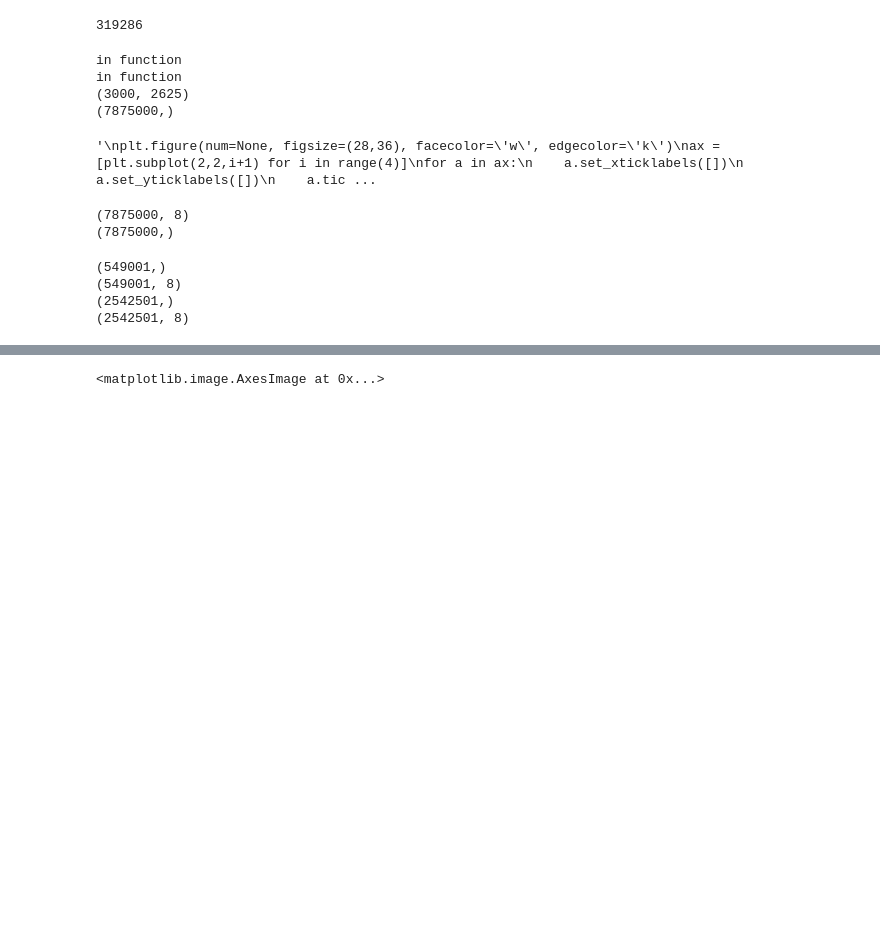
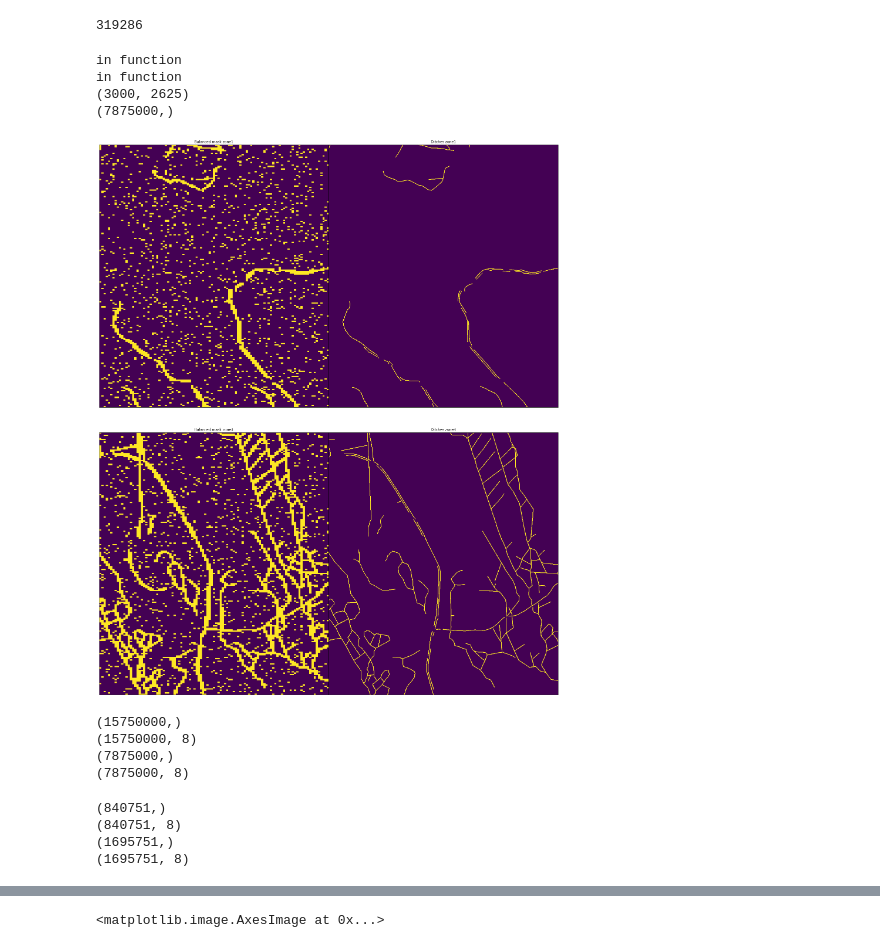
Before and after one commit to jonatan-flyckt/bachelors-thesis-playground, a Jupyter notebook: jonatan_features/random_forest.ipynb, the cells around one changed output, grey strips where cells are left out. Drawn from its saved outputs; the diff is of its cells as text; code cells hidden in the pictures; blank space fills up the shorter version.

Commit message:
Some cleanup in features and additional random forest experiments.

```diff
--- a/jonatan_features/random_forest.ipynb
+++ b/jonatan_features/random_forest.ipynb
@@ -50,61 +50,66 @@ print(amountOfDitches)
 # %% [output]
 319286
 # %%
-def createBalancedMask(ditchArr):
+import random
+
+def createBalancedMask(ditchArr, height, width):
     newArr = ditchArr.copy()
     print("in function")
-    for i in range(0, len(ditchArr), 30):
-        for j in range(0, len(ditchArr[i]), 75):
+    for i in range(0, len(ditchArr), height):
+        for j in range(0, len(ditchArr[i]), width):
             zoneContainsDitches = None
-            for k in range(30):
-                for l in range(75):
+            if (random.random() * 100 > 92.5):
+                zoneContainsDitches = True
+            for k in range(height):
+                for l in range(width):
                     if ditchArr[i+k][j+l] == 1:
                         zoneContainsDitches = True
-                        for m in range(30):
-                            for n in range(75):
+                    if zoneContainsDitches == True:
+                        for m in range(height):
+                            for n in range(width):
                                 newArr[i+m][j+n] = 1
                     if zoneContainsDitches == True:
                         break
                 if zoneContainsDitches == True:
                     break
             if zoneContainsDitches == None:
-                for m in range(30):
-                    for n in range(75):
+                for m in range(height):
+                    for n in range(width):
                         newArr[i+m][j+n] = 0
     return newArr
 # %%
-balancedMaskZone1 = createBalancedMask(ditches_1)
-balancedMaskZone3 = createBalancedMask(ditches_3)
+balancedMaskZone1 = createBalancedMask(ditches_1, 15, 25)
+balancedMaskZone3 = createBalancedMask(ditches_3, 15, 25)
 
-print(balancedMaskZone1.shape)
-balancedMaskZone1 = balancedMaskZone1.reshape(2625*3000)
-print(balancedMaskZone1.shape)
-balancedMaskZone3 = balancedMaskZone3.reshape(2625*3000)
 
-'''
 plt.figure(num=None, figsize=(28,36), facecolor='w', edgecolor='k')
 ax = [plt.subplot(2,2,i+1) for i in range(4)]
 for a in ax:
     a.set_xticklabels([])
     a.set_yticklabels([])
     a.tick_params(bottom=False, left=False)
 plt.subplots_adjust(wspace=0,hspace=0)
 
 ax[0].title.set_text("Balanced mask zone1")
 ax[0].imshow(balancedMaskZone1)
 ax[1].title.set_text("Ditches zone1")
 ax[1].imshow(ditches_1)
 ax[2].title.set_text("Balanced mask zone3")
 ax[2].imshow(balancedMaskZone3)
 ax[3].title.set_text("Ditches zone3")
 ax[3].imshow(ditches_3)
-'''
+
+
+print(balancedMaskZone1.shape)
+balancedMaskZone1 = balancedMaskZone1.reshape(2625*3000)
+print(balancedMaskZone1.shape)
+balancedMaskZone3 = balancedMaskZone3.reshape(2625*3000)
 # %% [output]
 in function
 in function
 (3000, 2625)
 (7875000,)
-'\nplt.figure(num=None, figsize=(28,36), facecolor=\'w\', edgecolor=\'k\')\nax = [plt.subplot(2,2,i+1) for i in range(4)]\nfor a in ax:\n    a.set_xticklabels([])\n    a.set_yticklabels([])\n    a.tic ...
+[figure, added]
 # %%
 _X1 = np.dstack([hpmf_f_1,impoundment_f_1,skyview_f_1,slope_f_1,hpmf_1,impoundment_1,skyview_1,slope_1])
 _X1 = _X1.reshape(2625*3000, 8)
@@ -115,7 +120,7 @@ X_test = X_test.reshape(2625*3000, 8)
 _X3 = np.dstack([hpmf_f_3,impoundment_f_3,skyview_f_3,slope_f_3,hpmf_3,impoundment_3,skyview_3,slope_3])
 _X3 = _X3.reshape(2625*3000, 8)
 
-print(_X2.shape)
+#print(_X2.shape)
 
 
 
@@ -130,7 +135,4 @@ _y3 = _y3.reshape(2625*3000)
 
 
 
-print(_y1.shape)
+#print(_y1.shape)
-# %% [output]
-(7875000, 8)
-(7875000,)
@@ -137,3 +142,13 @@ print(_y1.shape)
+# %%
+print(y_train.shape)
+print(X_train.shape)
+print(y_test.shape)
+print(X_test.shape)
+# %% [output]
+(15750000,)
+(15750000, 8)
+(7875000,)
+(7875000, 8)
 # %%
 y_train1temp = [0]
 X_train1temp = [np.zeros(8)]
@@ -157,10 +172,10 @@ X_train3 = np.array(X_train3temp)
 print(y_train3.shape)
 print(X_train3.shape)
 # %% [output]
-(549001,)
-(549001, 8)
-(2542501,)
-(2542501, 8)
+(840751,)
+(840751, 8)
+(1695751,)
+(1695751, 8)
 # %%
 X_train = np.concatenate((X_train1, X_train3), axis = 0)
 y_train = np.concatenate((y_train1, y_train3), axis = 0)
```
Also changed, not shown: parts of 24 cells of this notebook.
